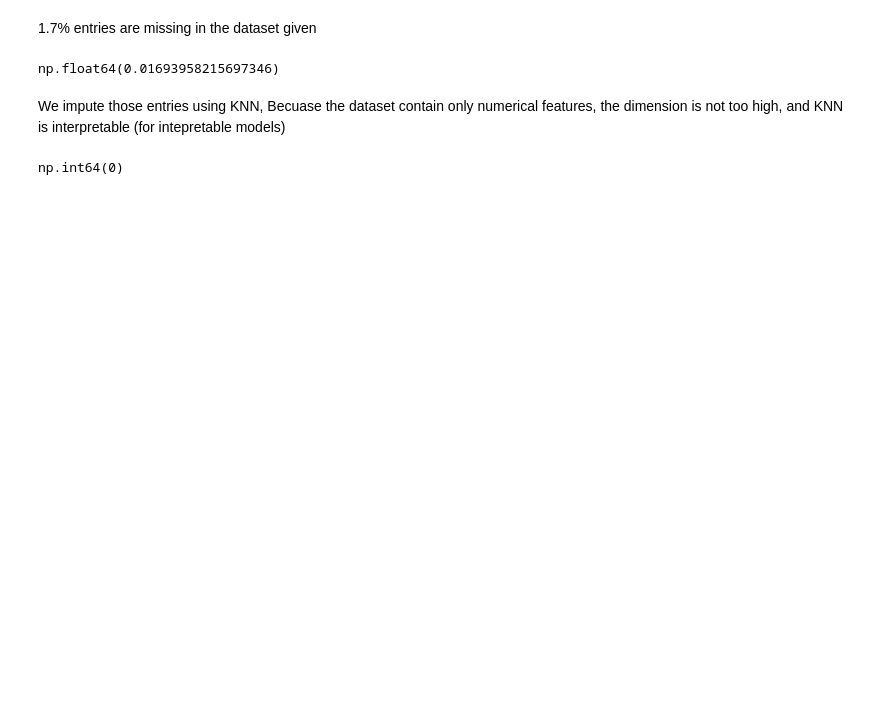
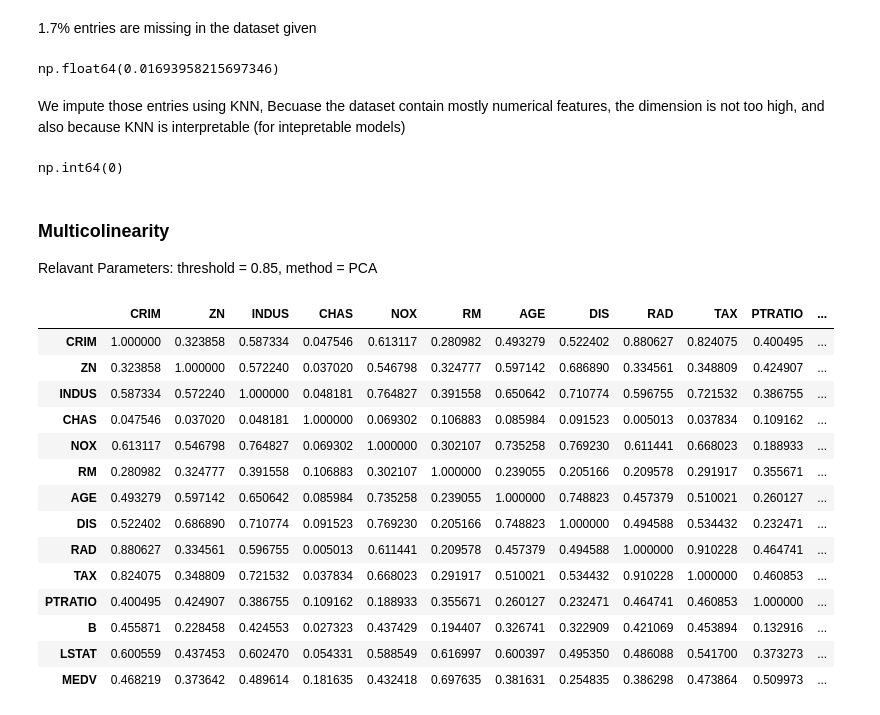
Before and after one commit to zihang-huang/data-mining, a Jupyter notebook: src/BostonHousing.ipynb, the cells around one changed output. Cells and saved outputs as stored; diff of their text form; code cells hidden in the pictures; blank space fills up the shorter version.

```diff
--- a/src/BostonHousing.ipynb
+++ b/src/BostonHousing.ipynb
@@ -284,20 +181,42 @@ df_scaled.isnull().sum().sum()/(506*14)
 # %% [output]
 np.float64(0.01693958215697346)
 # %% [markdown]
-We impute those entries using KNN, Becuase the dataset contain only numerical features, the dimension is not too high, and KNN is interpretable (for intepretable models)
+We impute those entries using KNN, Becuase the dataset contain mostly numerical features, the dimension is not too high, and also because KNN is interpretable (for intepretable models)
 # %%
 from sklearn.impute import KNNImputer
 
-df_imputed = df_scaled.copy()
+X_imputed = dXscaled.copy()
 
 imputer = KNNImputer(
             n_neighbors=3,
             weights='uniform',
-            metric='nan_euclidean'  # Handles missing values in distance calculation
+            metric='nan_euclidean'
         )
 
-df_nimputed = imputer.fit_transform(df_scaled)
-df_imputed[df_processed.columns] = df_nimputed
-df_imputed.isnull().sum().sum()
+X_nimputed = imputer.fit_transform(dXscaled)
+X_imputed[dXprocessed.columns] = dfXimputed
+X_imputed.isnull().sum().sum()
 # %% [output]
 np.int64(0)
+# %% [markdown]
+### Multicolinearity
+Relavant Parameters: threshold = 0.85, method = PCA
+# %%
+corr_matrix = X_imputed.corr().abs()
+corr_matrix
+# %% [output]
+|  | CRIM | ZN | INDUS | CHAS | NOX | RM | AGE | DIS | RAD | TAX | PTRATIO | ... |
+| CRIM | 1.000000 | 0.323858 | 0.587334 | 0.047546 | 0.613117 | 0.280982 | 0.493279 | 0.522402 | 0.880627 | 0.824075 | 0.400495 | ... |
+| ZN | 0.323858 | 1.000000 | 0.572240 | 0.037020 | 0.546798 | 0.324777 | 0.597142 | 0.686890 | 0.334561 | 0.348809 | 0.424907 | ... |
+| INDUS | 0.587334 | 0.572240 | 1.000000 | 0.048181 | 0.764827 | 0.391558 | 0.650642 | 0.710774 | 0.596755 | 0.721532 | 0.386755 | ... |
+| CHAS | 0.047546 | 0.037020 | 0.048181 | 1.000000 | 0.069302 | 0.106883 | 0.085984 | 0.091523 | 0.005013 | 0.037834 | 0.109162 | ... |
+| NOX | 0.613117 | 0.546798 | 0.764827 | 0.069302 | 1.000000 | 0.302107 | 0.735258 | 0.769230 | 0.611441 | 0.668023 | 0.188933 | ... |
+| RM | 0.280982 | 0.324777 | 0.391558 | 0.106883 | 0.302107 | 1.000000 | 0.239055 | 0.205166 | 0.209578 | 0.291917 | 0.355671 | ... |
+| AGE | 0.493279 | 0.597142 | 0.650642 | 0.085984 | 0.735258 | 0.239055 | 1.000000 | 0.748823 | 0.457379 | 0.510021 | 0.260127 | ... |
+| DIS | 0.522402 | 0.686890 | 0.710774 | 0.091523 | 0.769230 | 0.205166 | 0.748823 | 1.000000 | 0.494588 | 0.534432 | 0.232471 | ... |
+| RAD | 0.880627 | 0.334561 | 0.596755 | 0.005013 | 0.611441 | 0.209578 | 0.457379 | 0.494588 | 1.000000 | 0.910228 | 0.464741 | ... |
+| TAX | 0.824075 | 0.348809 | 0.721532 | 0.037834 | 0.668023 | 0.291917 | 0.510021 | 0.534432 | 0.910228 | 1.000000 | 0.460853 | ... |
+| PTRATIO | 0.400495 | 0.424907 | 0.386755 | 0.109162 | 0.188933 | 0.355671 | 0.260127 | 0.232471 | 0.464741 | 0.460853 | 1.000000 | ... |
+| B | 0.455871 | 0.228458 | 0.424553 | 0.027323 | 0.437429 | 0.194407 | 0.326741 | 0.322909 | 0.421069 | 0.453894 | 0.132916 | ... |
+| LSTAT | 0.600559 | 0.437453 | 0.602470 | 0.054331 | 0.588549 | 0.616997 | 0.600397 | 0.495350 | 0.486088 | 0.541700 | 0.373273 | ... |
+| MEDV | 0.468219 | 0.373642 | 0.489614 | 0.181635 | 0.432418 | 0.697635 | 0.381631 | 0.254835 | 0.386298 | 0.473864 | 0.509973 | ... |
```
Also changed, not shown: parts of 21 cells of this notebook.
